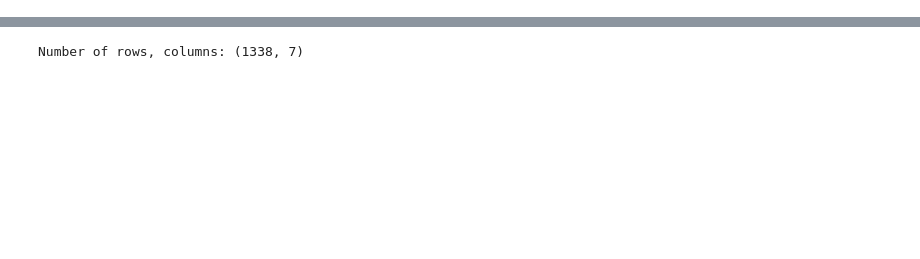
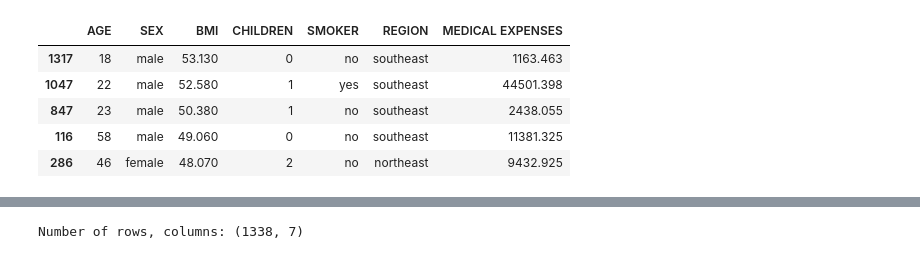
Before and after one commit to data301-2020-winter2/course-project-group_1010, a Jupyter notebook: Analysis/Analysis_KadieWert/Milestone2/EDA.ipynb, the cells around one changed output, grey strips where cells are left out. Saved outputs shown, nothing was run; the diff lists cells and outputs as text; code cells hidden in the pictures; blank space fills up the shorter version.

```diff
--- a/Analysis/Analysis_KadieWert/Milestone2/EDA.ipynb
+++ b/Analysis/Analysis_KadieWert/Milestone2/EDA.ipynb
@@ -22,0 +39,11 @@ data.head(15)
+# %%
+df=dt
+df.columns = df.columns.str.upper()
+df.head(5)
+# %% [output]
+|  | AGE | SEX | BMI | CHILDREN | SMOKER | REGION | MEDICAL EXPENSES |
+| 1317 | 18 | male | 53.130 | 0 | no | southeast | 1163.463 |
+| 1047 | 22 | male | 52.580 | 1 | yes | southeast | 44501.398 |
+| 847 | 23 | male | 50.380 | 1 | no | southeast | 2438.055 |
+| 116 | 58 | male | 49.060 | 0 | no | southeast | 11381.325 |
+| 286 | 46 | female | 48.070 | 2 | no | northeast | 9432.925 |
```
Also changed, not shown: parts of 13 cells of this notebook, 3 other files.
